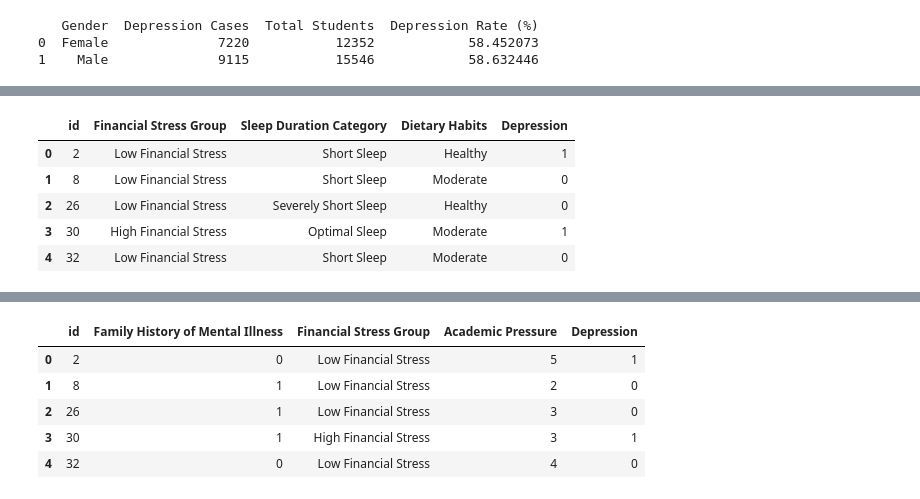
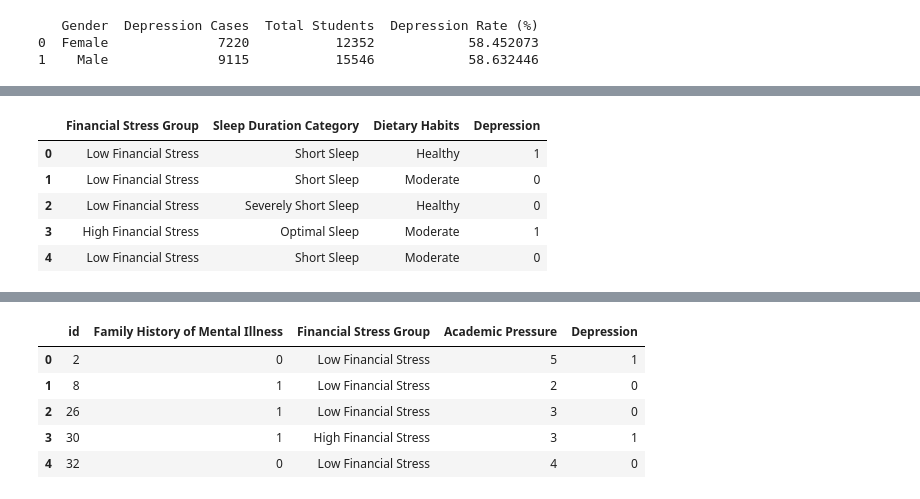
Before and after one commit to dinnifarisya/Student-Depression-Data-Science-Project, a Jupyter notebook: Data Science Project.ipynb, the cells around one changed output, grey strips where cells are left out. Cells and saved outputs as stored; diff of their text form; code cells hidden in the pictures.

```diff
--- a/Data Science Project.ipynb
+++ b/Data Science Project.ipynb
@@ -29,6 +29,6 @@ df
 #work pressure , job satisfaction column mainly 0 , 3 orang je yg buat part time
 #i got rid of this for easier analysis
 
-df = df.drop(columns=['Work Pressure', 'Job Satisfaction' ])
+df = df.drop(columns=['Work Pressure', 'Job Satisfaction', 'Profession', 'City', 'Degree', 'Have you ever had suicidal thoughts ?'])
 df
 # %% [output]
@@ -385,7 +391,7 @@ Highest financial stress: 5
 #later in the future if use replace method , it will affect the code so I set this before use replace method
 pd.set_option('future.no_silent_downcasting', True)
 
-df['Have you ever had suicidal thoughts ?'] = df['Have you ever had suicidal thoughts ?'].replace({'Yes':1 , 'No':0})
+# df['Have you ever had suicidal thoughts ?'] = df['Have you ever had suicidal thoughts ?'].replace({'Yes':1 , 'No':0})
 df['Family History of Mental Illness'] = df['Family History of Mental Illness'].replace({'Yes':1 , 'No':0})
 
 df
@@ -486,2 +492,5 @@ df
 # %% [markdown]
  Exploratory Data Analysis
+# %%
+df = df.drop(columns=['Age', 'CGPA', 'Sleep Duration', 'Study Hours', 'Financial Stress'])
+df
@@ -557,12 +597,12 @@ plt.show()
 # %%
 # question 2
 
-df_q2 = df[[ "id", "Financial Stress Group", "Sleep Duration Category", "Dietary Habits", "Depression" ]]
+df_q2 = df[["Financial Stress Group", "Sleep Duration Category", "Dietary Habits", "Depression"]].copy()
 df_q2.head()
 # %% [output]
-|  | id | Financial Stress Group | Sleep Duration Category | Dietary Habits | Depression |
-| 0 | 2 | Low Financial Stress | Short Sleep | Healthy | 1 |
-| 1 | 8 | Low Financial Stress | Short Sleep | Moderate | 0 |
-| 2 | 26 | Low Financial Stress | Severely Short Sleep | Healthy | 0 |
-| 3 | 30 | High Financial Stress | Optimal Sleep | Moderate | 1 |
-| 4 | 32 | Low Financial Stress | Short Sleep | Moderate | 0 |
+|  | Financial Stress Group | Sleep Duration Category | Dietary Habits | Depression |
+| 0 | Low Financial Stress | Short Sleep | Healthy | 1 |
+| 1 | Low Financial Stress | Short Sleep | Moderate | 0 |
+| 2 | Low Financial Stress | Severely Short Sleep | Healthy | 0 |
+| 3 | High Financial Stress | Optimal Sleep | Moderate | 1 |
+| 4 | Low Financial Stress | Short Sleep | Moderate | 0 |
```
Also changed, not shown: parts of 37 cells of this notebook.
